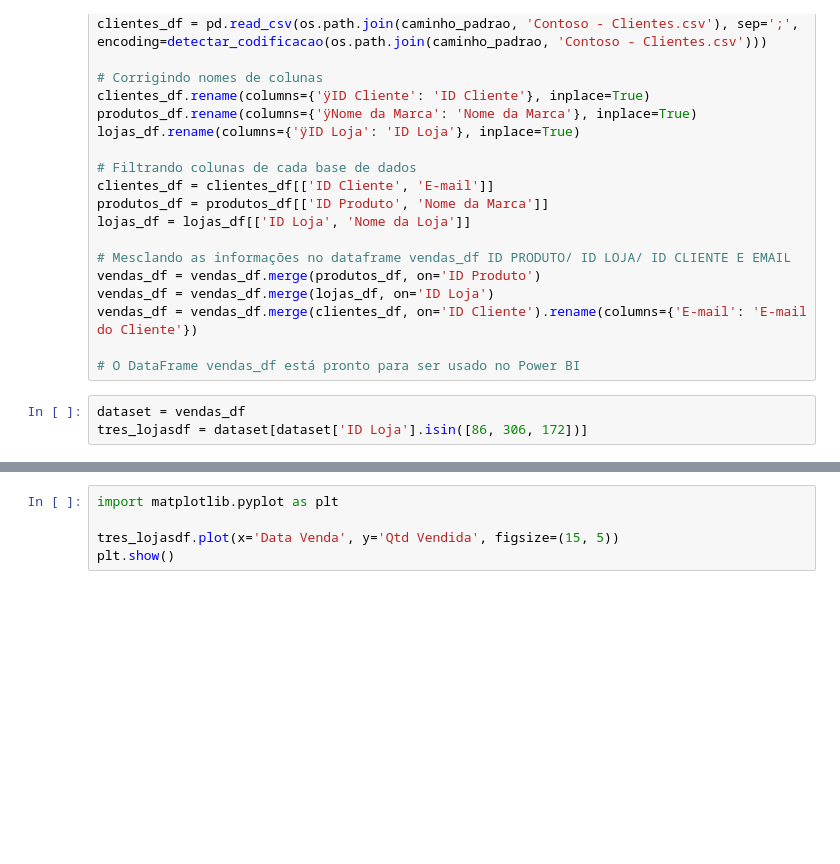
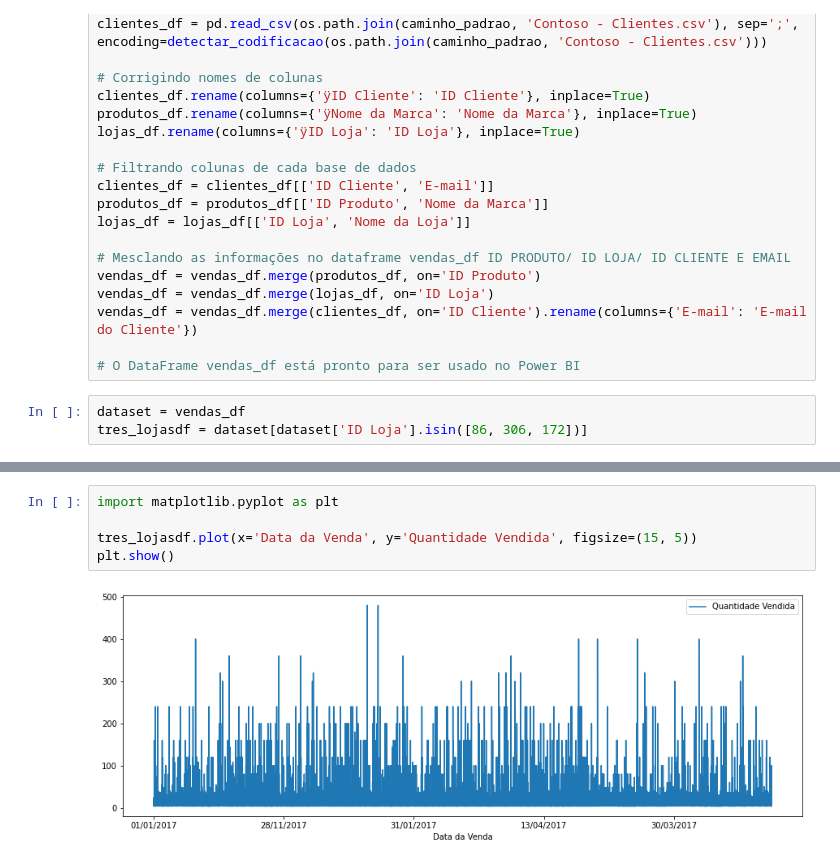
Before and after one commit to savifb/IntegraPB, a Jupyter notebook: pythonotebook.ipynb, the cells around one changed output, grey strips where cells are left out. Drawn from its saved outputs; the diff is of its cells as text; blank space fills up the shorter version.

```diff
--- a/pythonotebook.ipynb
+++ b/pythonotebook.ipynb
@@ -87,5 +101,7 @@ display(tres_lojasdf)
 # %%
 import matplotlib.pyplot as plt
 
-tres_lojasdf.plot(x='Data Venda', y='Qtd Vendida', figsize=(15, 5))
+tres_lojasdf.plot(x='Data da Venda', y='Quantidade Vendida', figsize=(15, 5))
 plt.show()
+# %% [output]
+[figure, added]
```
Also changed, not shown: parts of 1 cell of this notebook.
